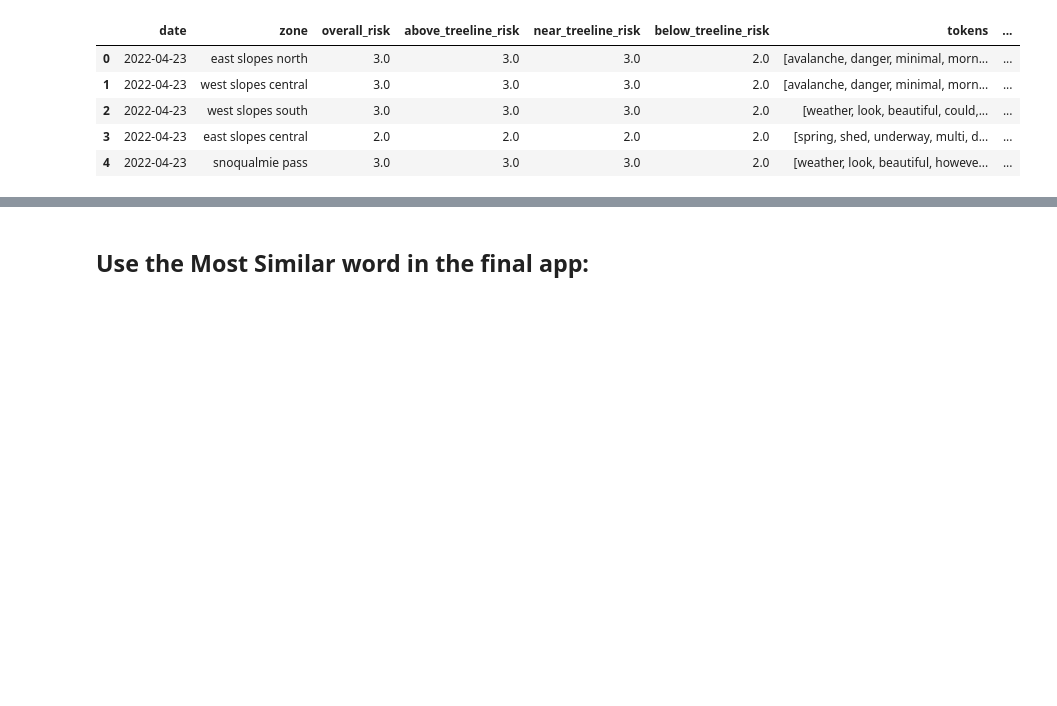
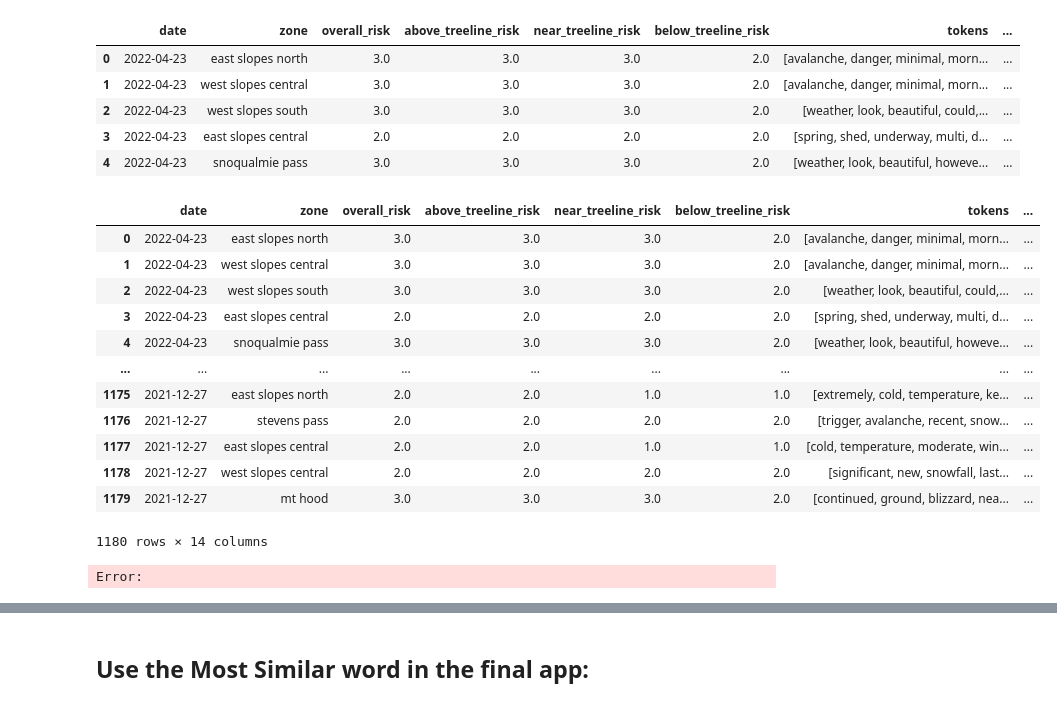
Before and after one commit to jayminwest/Snow-Pack-Layer-Prediction, a Jupyter notebook: model_building.ipynb, the cells around one changed output, grey strips where cells are left out. Saved outputs shown, nothing was run; the diff lists cells and outputs as text; code cells hidden in the pictures; blank space fills up the shorter version.

```diff
--- a/notebooks/model_building.ipynb
+++ b/model_building.ipynb
@@ -51,4 +53,41 @@ word_embeddings = {}
 
 for word in model.wv.index_to_key:
     word_embeddings[word] = model.wv[word]
+# %%
+# Convert text data to sequences of word embeddings
+max_sequence_length = max(data['tokens'].apply(len))
+
+def convert_text_to_embeddings(text):
+    embeddings = []
+
+    for word in text:
+        if word in word_embeddings:
+            embeddings.append(word_embeddings[word])
+        else:
+            embeddings.append([0.0] * embedding_dimension)
+
+    return embeddings
+
+sequences = data['tokens'].apply(convert_text_to_embeddings)
+
+# Update the padding step
+padded_sequences = pad_sequences(sequences.apply(lambda x: [elem[:embedding_dimension] for elem in x]),
+                                maxlen=max_sequence_length, padding='post')
+
+data
+# %% [output]
+|  | date | zone | overall_risk | above_treeline_risk | near_treeline_risk | below_treeline_risk | tokens | ... |
+| 0 | 2022-04-23 | east slopes north | 3.0 | 3.0 | 3.0 | 2.0 | [avalanche, danger, minimal, morn... | ... |
+| 1 | 2022-04-23 | west slopes central | 3.0 | 3.0 | 3.0 | 2.0 | [avalanche, danger, minimal, morn... | ... |
+| 2 | 2022-04-23 | west slopes south | 3.0 | 3.0 | 3.0 | 2.0 | [weather, look, beautiful, could,... | ... |
+| 3 | 2022-04-23 | east slopes central | 2.0 | 2.0 | 2.0 | 2.0 | [spring, shed, underway, multi, d... | ... |
+| 4 | 2022-04-23 | snoqualmie pass | 3.0 | 3.0 | 3.0 | 2.0 | [weather, look, beautiful, howeve... | ... |
+| ... | ... | ... | ... | ... | ... | ... | ... | ... |
+| 1175 | 2021-12-27 | east slopes north | 2.0 | 2.0 | 1.0 | 1.0 | [extremely, cold, temperature, ke... | ... |
+| 1176 | 2021-12-27 | stevens pass | 2.0 | 2.0 | 2.0 | 2.0 | [trigger, avalanche, recent, snow... | ... |
+| 1177 | 2021-12-27 | east slopes central | 2.0 | 2.0 | 1.0 | 1.0 | [cold, temperature, moderate, win... | ... |
+| 1178 | 2021-12-27 | west slopes central | 2.0 | 2.0 | 2.0 | 2.0 | [significant, new, snowfall, last... | ... |
+| 1179 | 2021-12-27 | mt hood | 3.0 | 3.0 | 3.0 | 2.0 | [continued, ground, blizzard, nea... | ... |
+1180 rows × 14 columns
+Error:
 # %%
```
Also changed, not shown: parts of 3 cells of this notebook, 3 other files.
